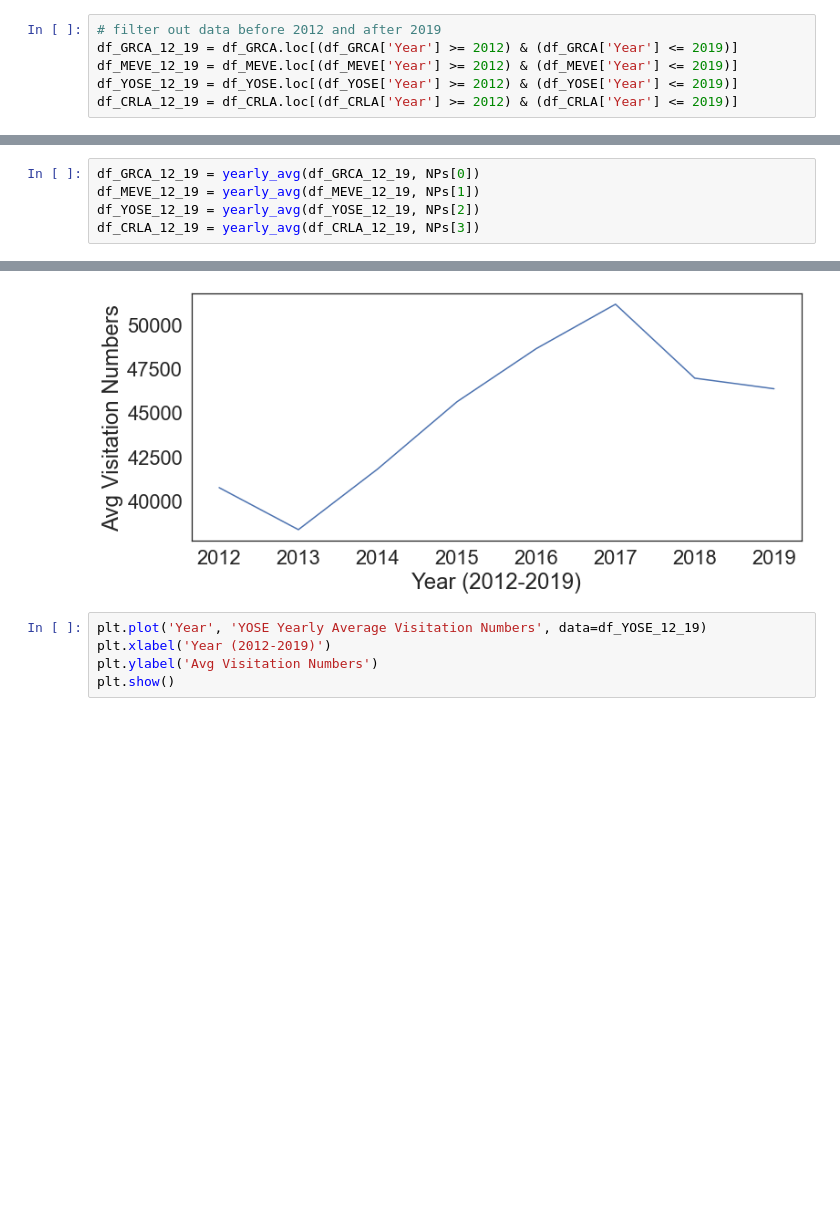
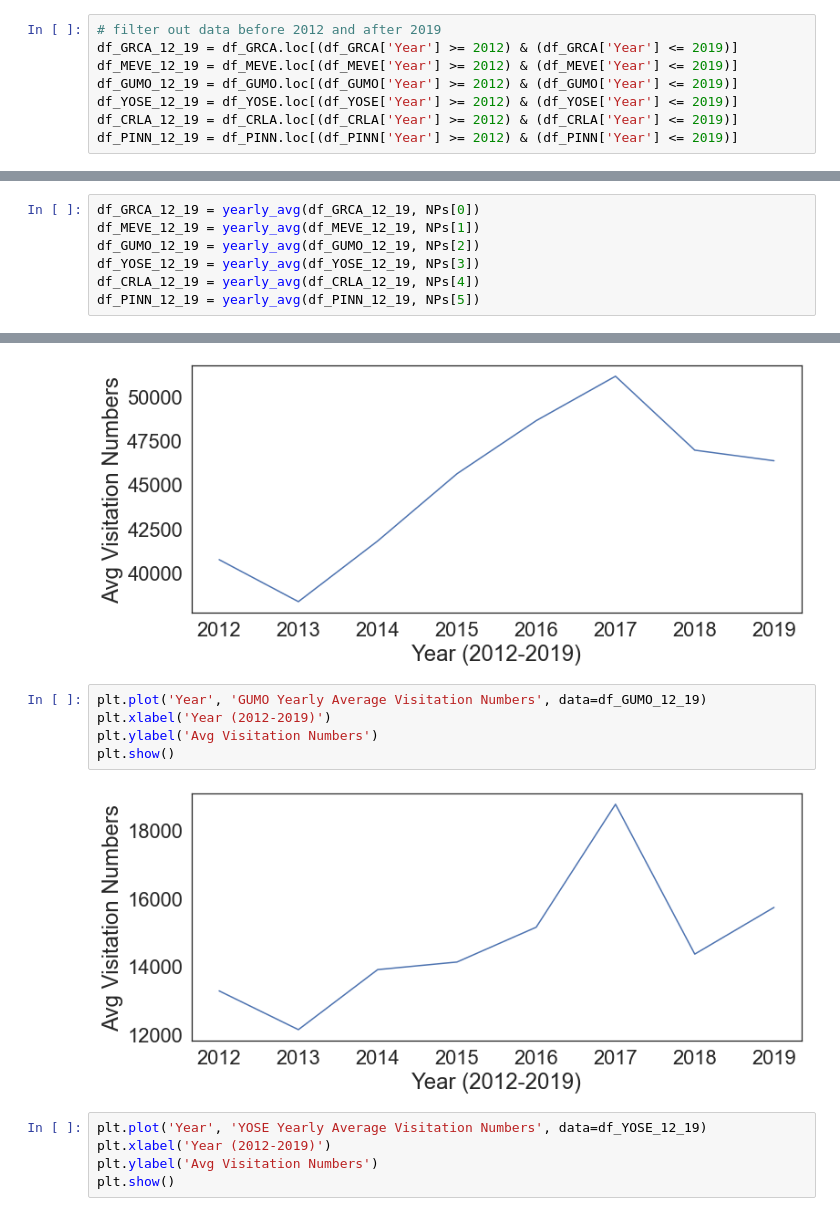
Before and after one commit to mqdhilla/COGS108_Repo, a Jupyter notebook: EDACheckpointGroup043-Wi22.ipynb, the cells around one changed output, grey strips where cells are left out. Cells and saved outputs as stored; diff of their text form; blank space fills up the shorter version.

```diff
--- a/EDACheckpointGroup043-Wi22.ipynb
+++ b/EDACheckpointGroup043-Wi22.ipynb
@@ -379,8 +414,10 @@ To observe average yearly visitation rates of NPs of our choice, we get year dat
 # filter out data before 2012 and after 2019
 df_GRCA_12_19 = df_GRCA.loc[(df_GRCA['Year'] >= 2012) & (df_GRCA['Year'] <= 2019)]
 df_MEVE_12_19 = df_MEVE.loc[(df_MEVE['Year'] >= 2012) & (df_MEVE['Year'] <= 2019)]
+df_GUMO_12_19 = df_GUMO.loc[(df_GUMO['Year'] >= 2012) & (df_GUMO['Year'] <= 2019)]
 df_YOSE_12_19 = df_YOSE.loc[(df_YOSE['Year'] >= 2012) & (df_YOSE['Year'] <= 2019)]
 df_CRLA_12_19 = df_CRLA.loc[(df_CRLA['Year'] >= 2012) & (df_CRLA['Year'] <= 2019)]
+df_PINN_12_19 = df_PINN.loc[(df_PINN['Year'] >= 2012) & (df_PINN['Year'] <= 2019)]
 # %%
 # check that the stored dataset contains only 2012-2019 data
 df_GRCA_12_19['Year'].unique()
@@ -408,8 +445,10 @@ NPs = ['GRCA', 'MEVE', 'YOSE', 'CRLA']
 # %%
 df_GRCA_12_19 = yearly_avg(df_GRCA_12_19, NPs[0])
 df_MEVE_12_19 = yearly_avg(df_MEVE_12_19, NPs[1])
-df_YOSE_12_19 = yearly_avg(df_YOSE_12_19, NPs[2])
-df_CRLA_12_19 = yearly_avg(df_CRLA_12_19, NPs[3])
+df_GUMO_12_19 = yearly_avg(df_GUMO_12_19, NPs[2])
+df_YOSE_12_19 = yearly_avg(df_YOSE_12_19, NPs[3])
+df_CRLA_12_19 = yearly_avg(df_CRLA_12_19, NPs[4])
+df_PINN_12_19 = yearly_avg(df_PINN_12_19, NPs[5])
 # %%
 # look at the yearly average NP visitation rates for years 2012-2019
 df_GRCA_12_19.head()
@@ -436,6 +475,13 @@ plt.ylabel('Avg Visitation Numbers')
 plt.show()
 # %% [output]
 [figure]
+# %%
+plt.plot('Year', 'GUMO Yearly Average Visitation Numbers', data=df_GUMO_12_19)
+plt.xlabel('Year (2012-2019)')
+plt.ylabel('Avg Visitation Numbers')
+plt.show()
+# %% [output]
+[figure, added]
 # %%
 plt.plot('Year', 'YOSE Yearly Average Visitation Numbers', data=df_YOSE_12_19)
 plt.xlabel('Year (2012-2019)')
```
Also changed, not shown: parts of 21 cells of this notebook.
